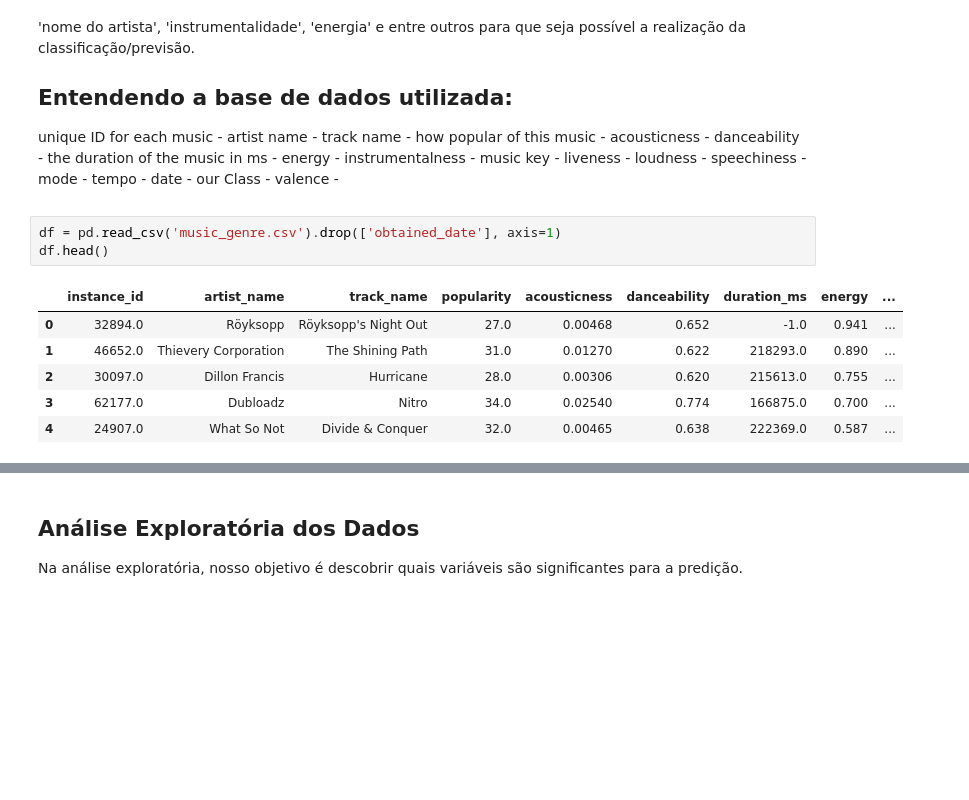
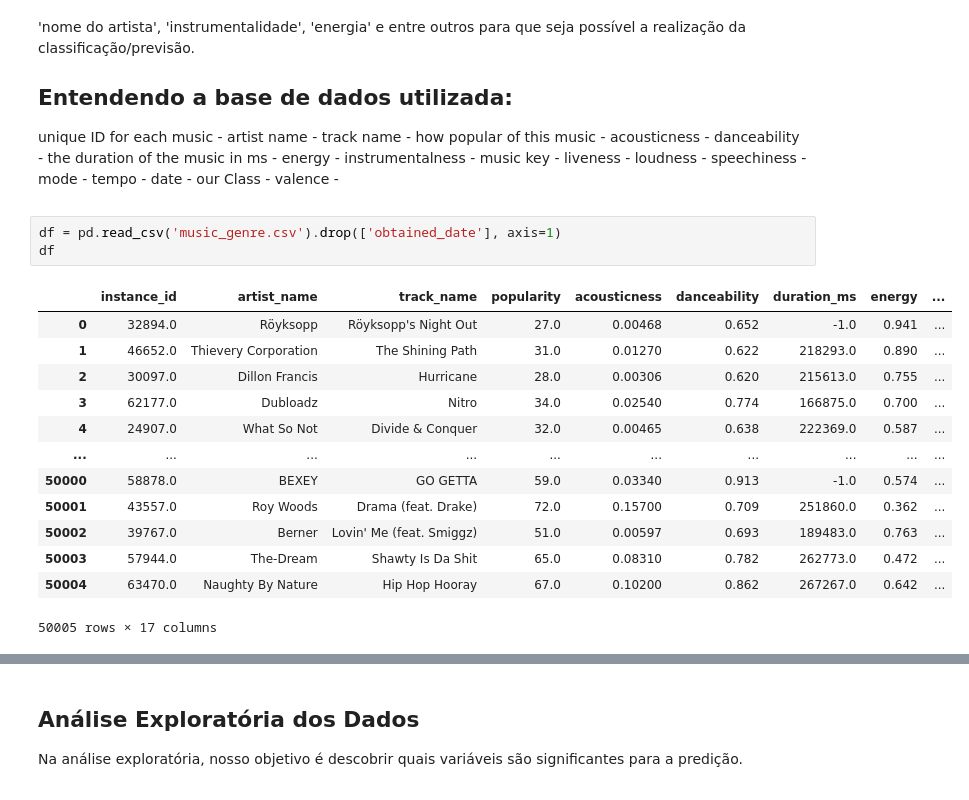
Before and after one commit to Gabriela321733/Projeto_2_Cdados, a Jupyter notebook: dados.ipynb, the cells around one changed output, grey strips where cells are left out. Saved outputs shown, nothing was run; the diff lists cells and outputs as text; blank space fills up the shorter version.

```diff
--- a/dados.ipynb
+++ b/dados.ipynb
@@ -55,11 +55,18 @@ our Class -
 valence -
 # %%
 df = pd.read_csv('music_genre.csv').drop(['obtained_date'], axis=1)
-df.head()
+df
 # %% [output]
 |  | instance_id | artist_name | track_name | popularity | acousticness | danceability | duration_ms | energy | ... |
 | 0 | 32894.0 | Röyksopp | Röyksopp's Night Out | 27.0 | 0.00468 | 0.652 | -1.0 | 0.941 | ... |
 | 1 | 46652.0 | Thievery Corporation | The Shining Path | 31.0 | 0.01270 | 0.622 | 218293.0 | 0.890 | ... |
 | 2 | 30097.0 | Dillon Francis | Hurricane | 28.0 | 0.00306 | 0.620 | 215613.0 | 0.755 | ... |
 | 3 | 62177.0 | Dubloadz | Nitro | 34.0 | 0.02540 | 0.774 | 166875.0 | 0.700 | ... |
 | 4 | 24907.0 | What So Not | Divide & Conquer | 32.0 | 0.00465 | 0.638 | 222369.0 | 0.587 | ... |
+| ... | ... | ... | ... | ... | ... | ... | ... | ... | ... |
+| 50000 | 58878.0 | BEXEY | GO GETTA | 59.0 | 0.03340 | 0.913 | -1.0 | 0.574 | ... |
+| 50001 | 43557.0 | Roy Woods | Drama (feat. Drake) | 72.0 | 0.15700 | 0.709 | 251860.0 | 0.362 | ... |
+| 50002 | 39767.0 | Berner | Lovin' Me (feat. Smiggz) | 51.0 | 0.00597 | 0.693 | 189483.0 | 0.763 | ... |
+| 50003 | 57944.0 | The-Dream | Shawty Is Da Shit | 65.0 | 0.08310 | 0.782 | 262773.0 | 0.472 | ... |
+| 50004 | 63470.0 | Naughty By Nature | Hip Hop Hooray | 67.0 | 0.10200 | 0.862 | 267267.0 | 0.642 | ... |
+50005 rows × 17 columns
```
Also changed, not shown: parts of 21 cells of this notebook.
